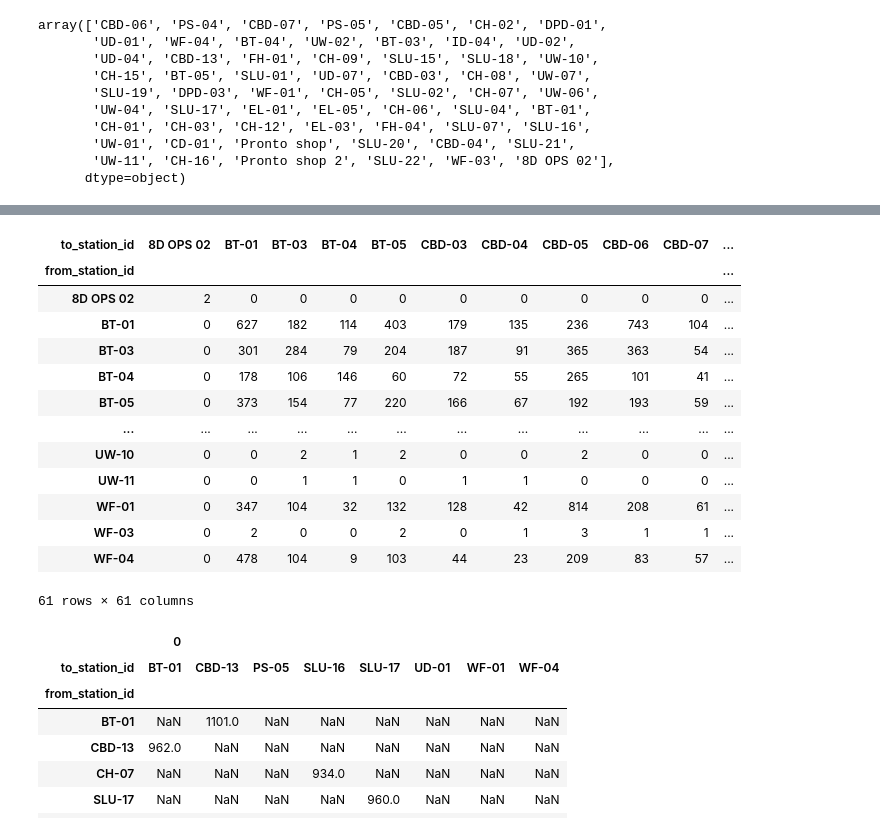
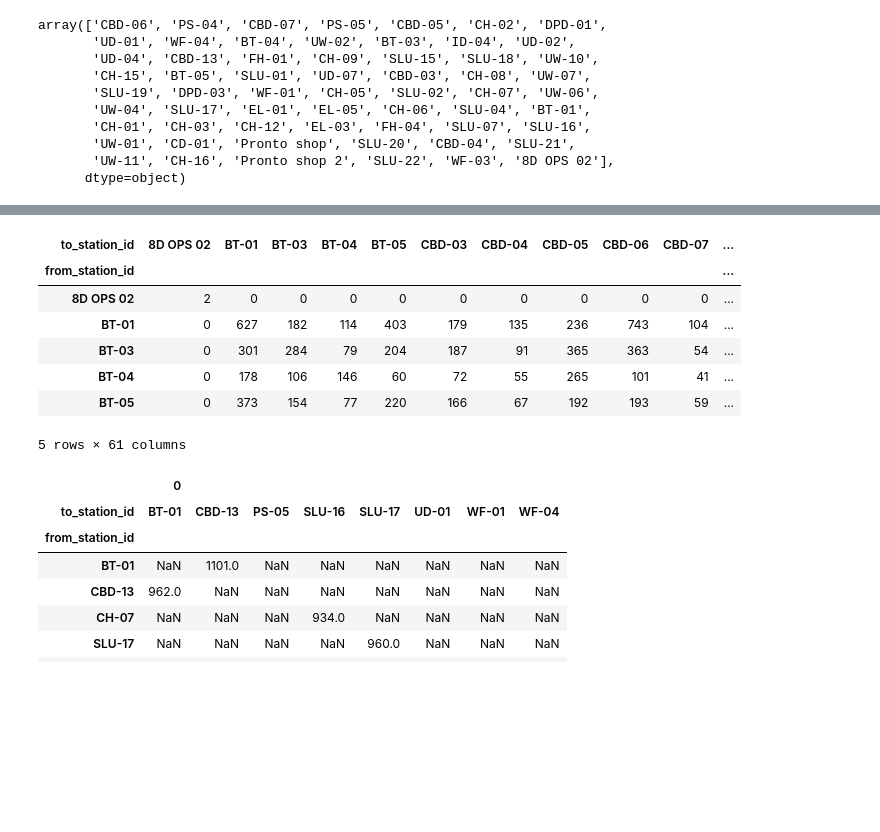
Before and after one commit to HenriqueCastros/GraficosChordESankey, a Jupyter notebook: Aula08.ipynb, the cells around one changed output, grey strips where cells are left out. Drawn from its saved outputs; the diff is of its cells as text; code cells hidden in the pictures; blank space fills up the shorter version.

```diff
--- a/Aula08.ipynb
+++ b/Aula08.ipynb
@@ -72,22 +65,16 @@ df[['from_station_id','to_station_id']]
 # %%
 crosstab_df = pd.crosstab(df['from_station_id'], df['to_station_id'])
 # %%
-crosstab_df
+crosstab_df.head()
 # %% [output]
 | to_station_id | 8D OPS 02 | BT-01 | BT-03 | BT-04 | BT-05 | CBD-03 | CBD-04 | CBD-05 | CBD-06 | CBD-07 | ... |
 | from_station_id |  |  |  |  |  |  |  |  |  |  | ... |
 | 8D OPS 02 | 2 | 0 | 0 | 0 | 0 | 0 | 0 | 0 | 0 | 0 | ... |
 | BT-01 | 0 | 627 | 182 | 114 | 403 | 179 | 135 | 236 | 743 | 104 | ... |
 | BT-03 | 0 | 301 | 284 | 79 | 204 | 187 | 91 | 365 | 363 | 54 | ... |
 | BT-04 | 0 | 178 | 106 | 146 | 60 | 72 | 55 | 265 | 101 | 41 | ... |
 | BT-05 | 0 | 373 | 154 | 77 | 220 | 166 | 67 | 192 | 193 | 59 | ... |
-| ... | ... | ... | ... | ... | ... | ... | ... | ... | ... | ... | ... |
-| UW-10 | 0 | 0 | 2 | 1 | 2 | 0 | 0 | 2 | 0 | 0 | ... |
-| UW-11 | 0 | 0 | 1 | 1 | 0 | 1 | 1 | 0 | 0 | 0 | ... |
-| WF-01 | 0 | 347 | 104 | 32 | 132 | 128 | 42 | 814 | 208 | 61 | ... |
-| WF-03 | 0 | 2 | 0 | 0 | 2 | 0 | 1 | 3 | 1 | 1 | ... |
-| WF-04 | 0 | 478 | 104 | 9 | 103 | 44 | 23 | 209 | 83 | 57 | ... |
-61 rows × 61 columns
+5 rows × 61 columns
 # %%
 ## DESCONSIDERAR
 df.groupby(['from_station_id', 'to_station_id']).size().to_frame()\
```
Also changed, not shown: parts of 8 cells of this notebook.
